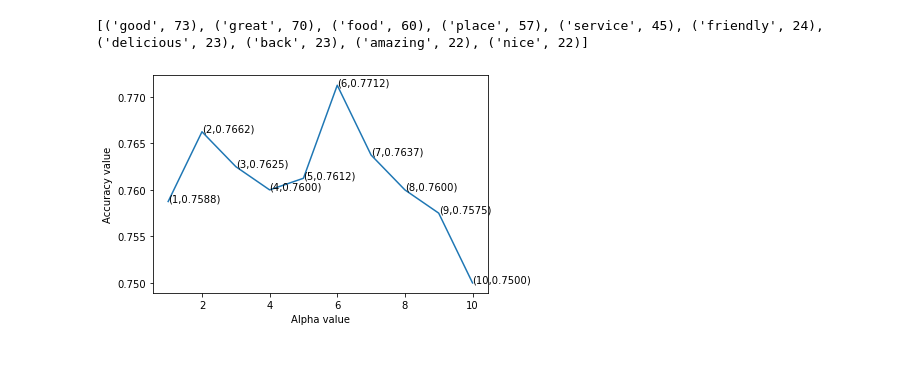
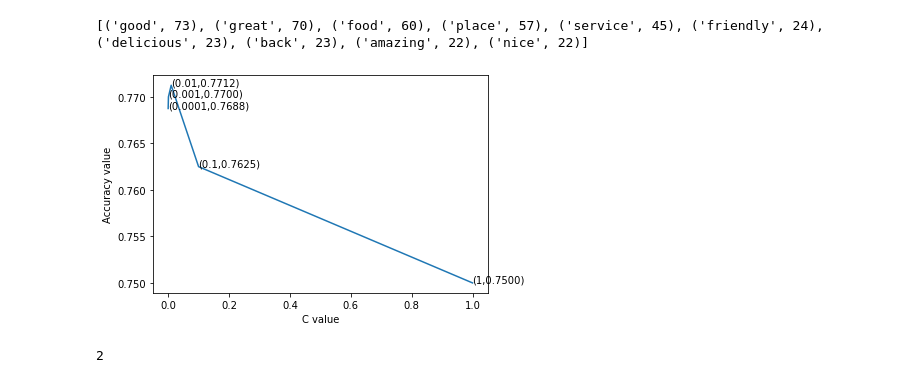
Before and after one commit to Alam-Tech/Review_sentiment_classification, a Jupyter notebook: prac_model.ipynb, the cells around one changed output. Saved outputs shown, nothing was run; the diff lists cells and outputs as text; code cells hidden in the pictures.

```diff
--- a/prac_model.ipynb
+++ b/prac_model.ipynb
@@ -66,24 +66,32 @@ ind_train,ind_test,dep_train,dep_test = train_test_split(bag_of_words,target_lab
 # %%
 from sklearn.model_selection import cross_val_score
 from sklearn.naive_bayes import BernoulliNB
 import matplotlib.pyplot as plt
+from sklearn.linear_model import LogisticRegression
 
-alpha_values = list(range(1,11))
+# alpha_values = list(range(1,11))
+# c_values = [1e-4,1e-3,1e-2,1e-1,1,10,100,1000,1e4]
+c_values = [1e-4,1e-3,1e-2,1e-1,1]
 acc_values = []
 
-for alph in alpha_values:
-    model = BernoulliNB(alpha=alph)
+for alph in c_values:
+    # model = BernoulliNB(alpha=alph)
+    model = LogisticRegression(penalty='elasticnet',l1_ratio=alph,solver='saga')
     accuracy_result = cross_val_score(model,ind_train,dep_train,cv=10,scoring='accuracy')
     acc_values.append(accuracy_result.mean())
 
-plt.plot(alpha_values,acc_values)
+plt.plot(c_values,acc_values)
 
-for alph,acc in list(zip(alpha_values,acc_values)):
+for alph,acc in list(zip(c_values,acc_values)):
     plt.annotate(f'({alph},{acc:.4f})',xy=(alph,acc))
 
-plt.xlabel('Alpha value')
+plt.xlabel('C value')
 plt.ylabel('Accuracy value')
 plt.show()
 # %% [output]
-[figure, old version]
+[figure, new version]
+# %%
+print(acc_values.index(max(acc_values)))
+# %% [output]
+2
 # %%
```
Also changed, not shown: parts of 4 cells of this notebook.
